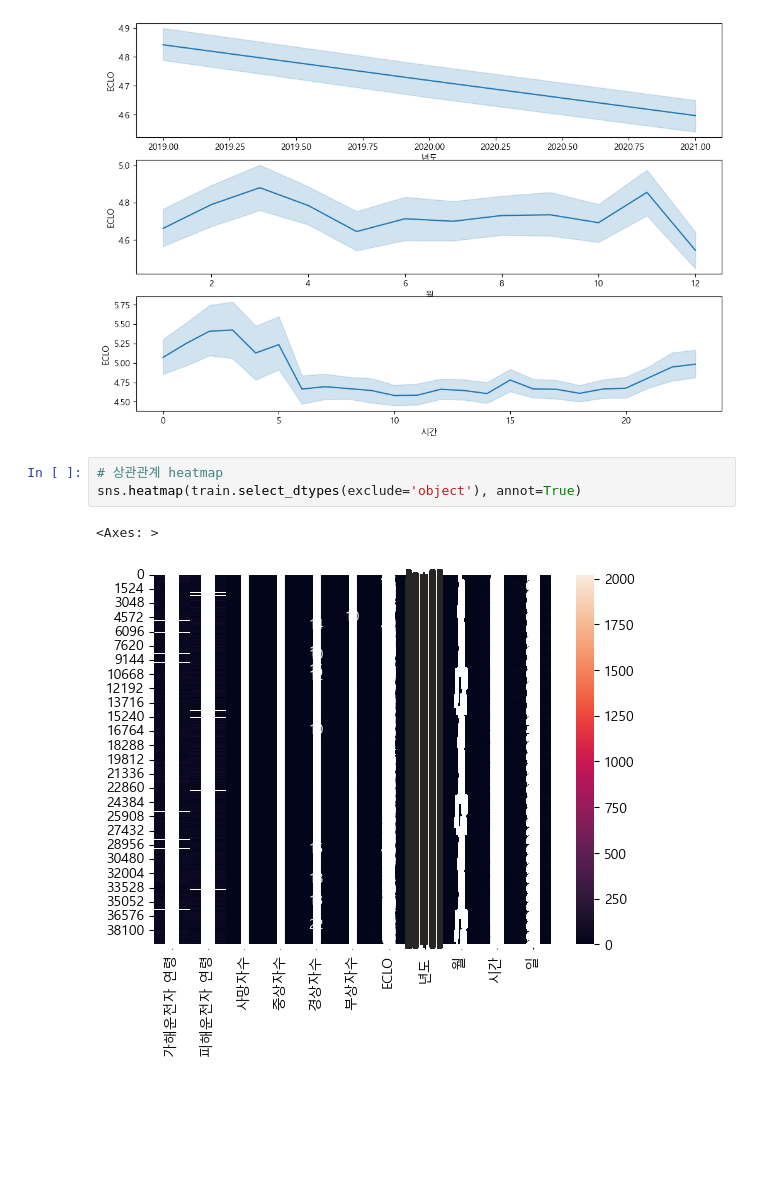
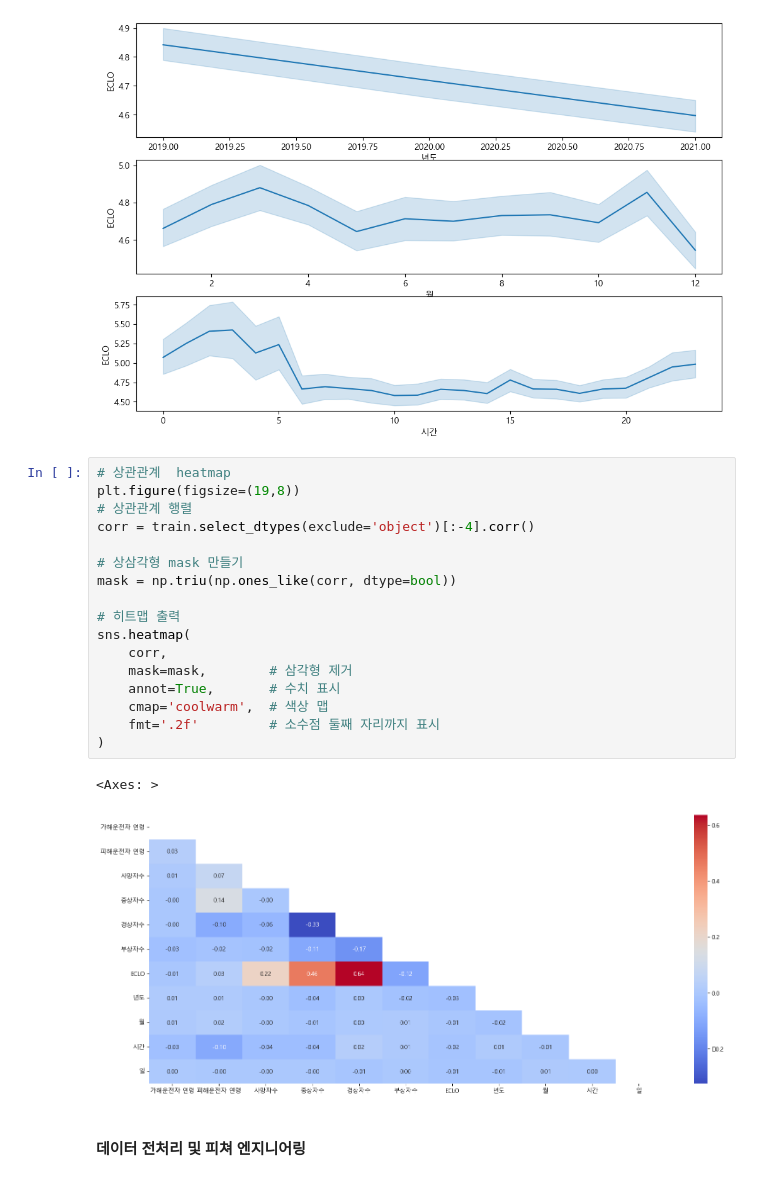
Before and after one commit to djdjdjdfh1/pandas-data-analysis, a Jupyter notebook: part7/special.ipynb, the cells around one changed output. Drawn from its saved outputs; the diff is of its cells as text; blank space fills up the shorter version.

```diff
--- a/part7/special.ipynb
+++ b/part7/special.ipynb
@@ -283,8 +283,24 @@ sns.lineplot(data=train, x='시간', y='ECLO')
 <Axes: xlabel='시간', ylabel='ECLO'>
 [figure]
 # %%
-# 상관관계 heatmap
-sns.heatmap(train.select_dtypes(exclude='object'), annot=True)
+# 상관관계  heatmap
+plt.figure(figsize=(19,8))
+# 상관관계 행렬
+corr = train.select_dtypes(exclude='object')[:-4].corr()
+
+# 상삼각형 mask 만들기
+mask = np.triu(np.ones_like(corr, dtype=bool))
+
+# 히트맵 출력
+sns.heatmap(
+    corr,
+    mask=mask,        # 삼각형 제거
+    annot=True,       # 수치 표시
+    cmap='coolwarm',  # 색상 맵
+    fmt='.2f'         # 소수점 둘째 자리까지 표시
+)
 # %% [output]
 <Axes: >
-[figure, old version]
+[figure, new version]
+# %% [markdown]
+#### 데이터 전처리 및 피쳐 엔지니어링
```
Also changed, not shown: 1 other file.
